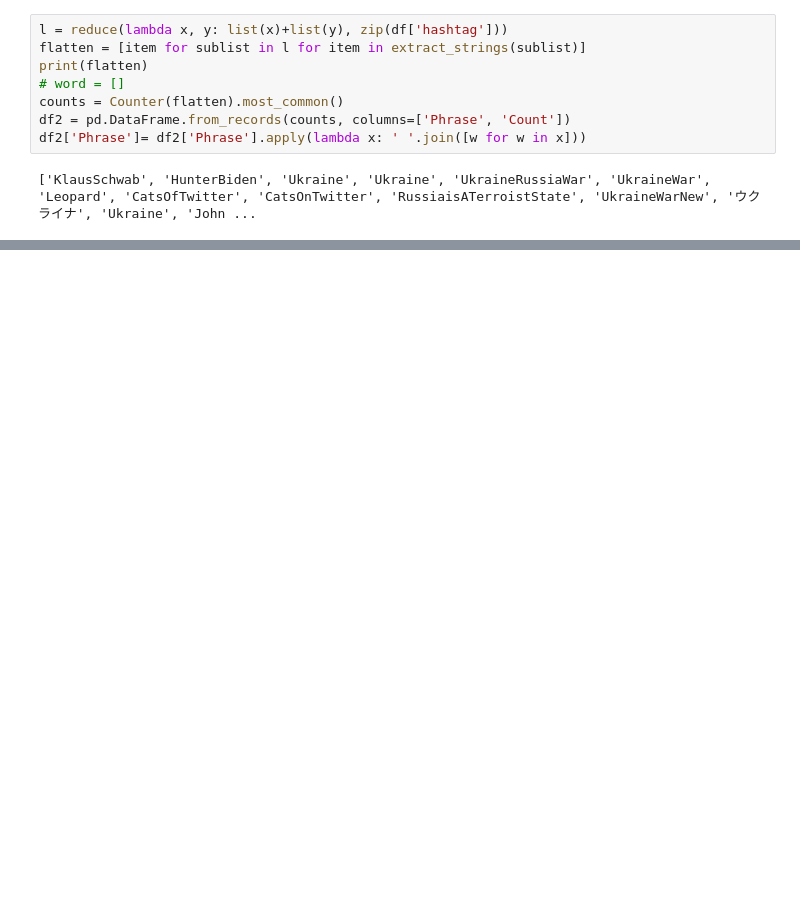
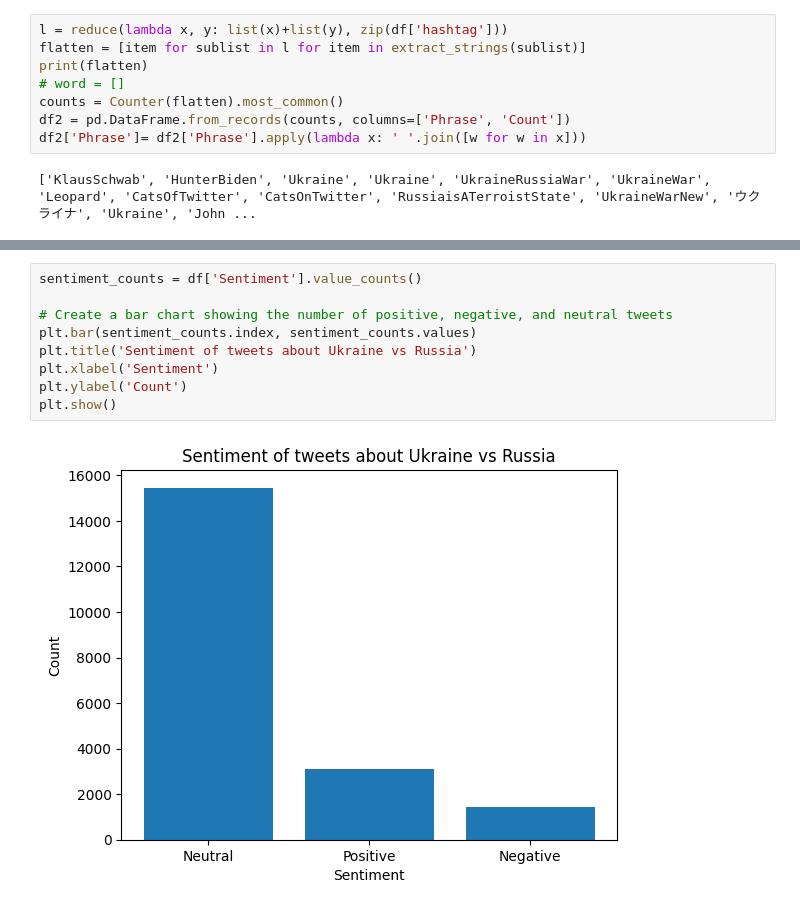
Before and after one commit to TanmayPatil105/Twitter-Sentimental-Analysis, a Jupyter notebook: eda/Data_Science.ipynb, the cells around one changed output, grey strips where cells are left out. Cells and saved outputs as stored; diff of their text form; blank space fills up the shorter version.

```diff
--- a/eda/Data_Science.ipynb
+++ b/eda/Data_Science.ipynb
@@ -187,0 +197,11 @@ plt.show()
+# %%
+sentiment_counts = df['Sentiment'].value_counts()
+
+# Create a bar chart showing the number of positive, negative, and neutral tweets
+plt.bar(sentiment_counts.index, sentiment_counts.values)
+plt.title('Sentiment of tweets about Ukraine vs Russia')
+plt.xlabel('Sentiment')
+plt.ylabel('Count')
+plt.show()
+# %% [output]
+[figure, added]
```
Also changed, not shown: parts of 9 cells of this notebook, 2 other files.
